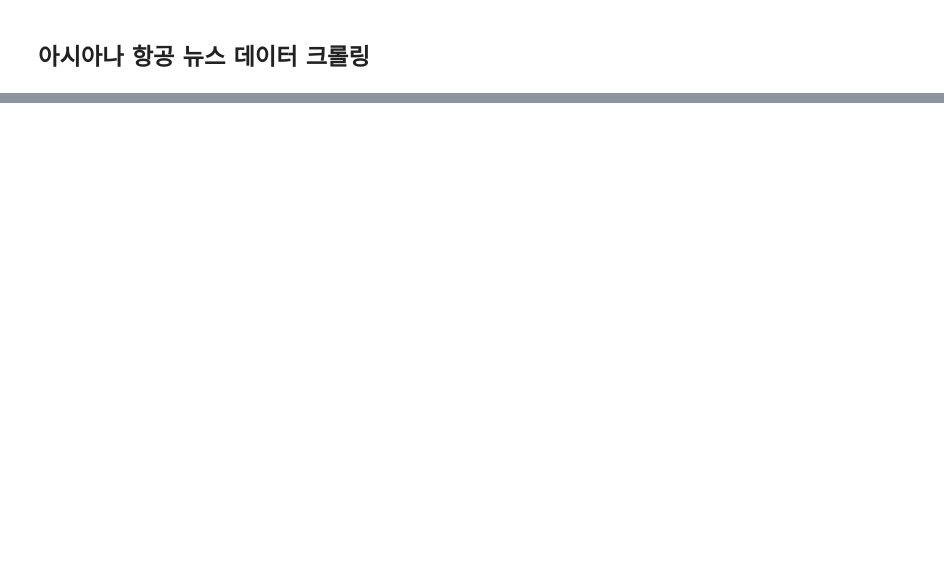
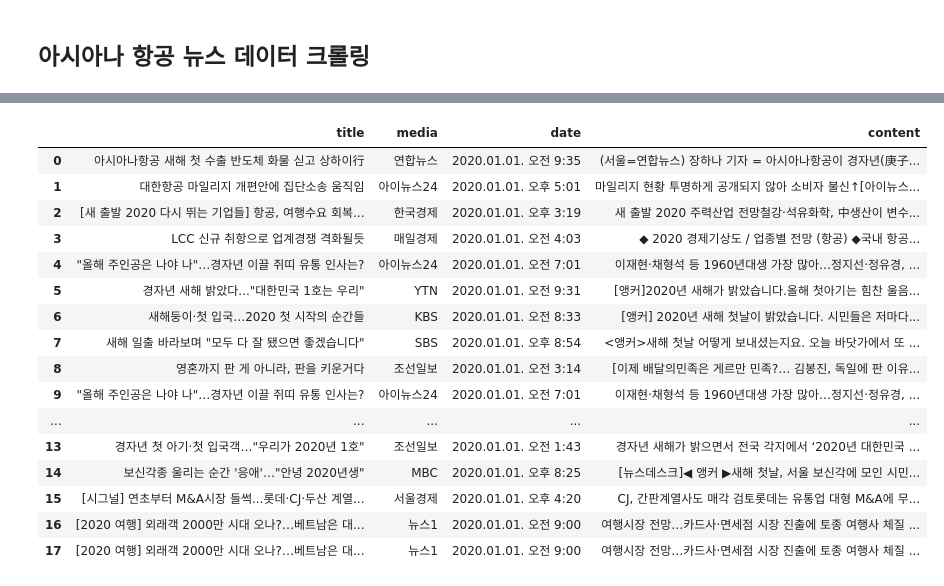
Before and after one commit to Jeong-So/06.08-07.02_Digital-Finance-Developer-Course-Using-AI, a Jupyter notebook: (20220618)아시아나항공_뉴스_크롤링.ipynb, the cells around one changed output, grey strips where cells are left out. Saved outputs shown, nothing was run; the diff lists cells and outputs as text; code cells hidden in the pictures; blank space fills up the shorter version.

```diff
--- a/(20220618)아시아나항공_뉴스_크롤링.ipynb
+++ b/(20220618)아시아나항공_뉴스_크롤링.ipynb
@@ -22,7 +23,7 @@ content = soup.select_one('div #dic_area').text.replace("\n",'')
 new_com = soup.select_one('img').attrs["title"]
 date = soup.select_one('span.media_end_head_info_datestamp_time._ARTICLE_DATE_TIME').text
 # %%
-# 실습 1 완성
+# 실습 1 완성 by. jeong
 
 # 입력 : url
 # 출력 : 제목, 원문, 매체, 날짜
@@ -41,9 +42,9 @@ def news_crawling(url, headers):
   content = soup.select_one('div #dic_area').text.replace("\n",'').replace('\t','')
   new_com = soup.select_one('img').attrs["title"]
   date = soup.select_one('span.media_end_head_info_datestamp_time._ARTICLE_DATE_TIME').text
-  print(title +"\n" + content+"\n" +new_com+"\n" +date)
+  # print(title +"\n" + content+"\n" +new_com+"\n" +date)
 
-  # return(title, new_com, date, content)
+  return(title, new_com, date, content)
 
 
 url = 'https://n.news.naver.com/mnews/article/001/0011711502?sid=101'
@@ -197,3 +236,76 @@ while 1:
+# %%
+# 실습 3  by. jeong
+# step 1 : url 변경가능하게 + 1page
+# step 2 : page 넘어가면서 크롤링 되게
+
+# 입력 : 키워드, 조회시작일자, 조회종료일자
+# 출력 : 뉴스 목록
+# *) 페이지 이동 처리
+# *) 마지막 페이지 인식하여 크롤링 종료
+
+import requests
+import time
+from bs4 import BeautifulSoup
+import pandas as pd
+
+
+
+name = '아시아나항공'
+start_date = '2020.01.01'
+end_date = '2020.01.01'
+start_date2 = start_date.replace('.','')
+end_date2 = end_date.replace('.','')
+page = 1
+news_lst = []
+
+while 1:
+  url = f'https://search.naver.com/search.naver?where=news&sm=tab_pge&query={name}&sort=0&photo=0&field=0&pd=3&ds={start_date}&de={end_date}&cluster_rank=24&mynews=0&office_type=0&office_section_code=0&news_office_checked=&nso=so:r,p:from{start_date2}to{end_date2},a:all&start={page}'
+
+  headers = {'user-agent': 'Mozilla/5.0 (Windows NT 10.0; Win64; x64) AppleWebKit/537.36 (KHTML, like Gecko) Chrome/102.0.0.0 Safari/537.36'}
+  response = requests.get(url, headers = headers)
+  soup = BeautifulSoup(response.text, 'html.parser')
+
+  page += 10
+
+  # type 1
+  for result in soup.select('div.news_area'):
+    try:
+      url_child = result.select("div.info_group a")[1].attrs['href']
+      # print(url_child)
+      # news_crawling(url, headers)
+      news_lst.append(news_crawling(url_child, headers))
+    except:
+      pass
+
+  # for a in news_lst:
+  #   print(a)
+
+  # attrs['href']가 있다 없다론 판별 못함 없으면 오류 뜸
+  # print(soup.select_one('a.btn_next').attrs['aria-disabled'])
+  # print(soup.select_one('a.btn_next').attrs['href'])
+  if soup.select_one('a.btn_next').attrs['aria-disabled'] == 'true':
+    break
+
+df = pd.DataFrame(news_lst, columns=("title", "media", "date", "content"))
+df
+# %% [output]
+|  | title | media | date | content |
+| 0 | 아시아나항공 새해 첫 수출 반도체 화물 싣고 상하이行 | 연합뉴스 | 2020.01.01. 오전 9:35 | (서울=연합뉴스) 장하나 기자 = 아시아나항공이 경자년(庚子... |
+| 1 | 대한항공 마일리지 개편안에 집단소송 움직임 | 아이뉴스24 | 2020.01.01. 오후 5:01 | 마일리지 현황 투명하게 공개되지 않아 소비자 불신↑[아이뉴스... |
+| 2 | [새 출발 2020 다시 뛰는 기업들] 항공, 여행수요 회복... | 한국경제 | 2020.01.01. 오후 3:19 | 새 출발 2020 주력산업 전망철강·석유화학, 中생산이 변수... |
+| 3 | LCC 신규 취항으로 업계경쟁 격화될듯 | 매일경제 | 2020.01.01. 오전 4:03 | ◆ 2020 경제기상도 / 업종별 전망 (항공) ◆국내 항공... |
+| 4 | "올해 주인공은 나야 나"…경자년 이끌 쥐띠 유통 인사는? | 아이뉴스24 | 2020.01.01. 오전 7:01 | 이재현·채형석 등 1960년대생 가장 많아…정지선·정유경, ... |
+| 5 | 경자년 새해 밝았다..."대한민국 1호는 우리" | YTN | 2020.01.01. 오전 9:31 | [앵커]2020년 새해가 밝았습니다.올해 첫아기는 힘찬 울음... |
+| 6 | 새해둥이·첫 입국…2020 첫 시작의 순간들 | KBS | 2020.01.01. 오전 8:33 | [앵커] 2020년 새해 첫날이 밝았습니다. 시민들은 저마다... |
+| 7 | 새해 일출 바라보며 "모두 다 잘 됐으면 좋겠습니다" | SBS | 2020.01.01. 오후 8:54 | <앵커>새해 첫날 어떻게 보내셨는지요. 오늘 바닷가에서 또 ... |
+| 8 | 영혼까지 판 게 아니라, 판을 키운거다 | 조선일보 | 2020.01.01. 오전 3:14 | [이제 배달의민족은 게르만 민족?… 김봉진, 독일에 판 이유... |
+| 9 | "올해 주인공은 나야 나"…경자년 이끌 쥐띠 유통 인사는? | 아이뉴스24 | 2020.01.01. 오전 7:01 | 이재현·채형석 등 1960년대생 가장 많아…정지선·정유경, ... |
+| ... | ... | ... | ... | ... |
+| 13 | 경자년 첫 아기·첫 입국객…"우리가 2020년 1호" | 조선일보 | 2020.01.01. 오전 1:43 | 경자년 새해가 밝으면서 전국 각지에서 ‘2020년 대한민국 ... |
+| 14 | 보신각종 울리는 순간 '응애'…"안녕 2020년생" | MBC | 2020.01.01. 오후 8:25 | [뉴스데스크]◀ 앵커 ▶새해 첫날, 서울 보신각에 모인 시민... |
+| 15 | [시그널] 연초부터 M&A시장 들썩...롯데·CJ·두산 계열... | 서울경제 | 2020.01.01. 오후 4:20 | CJ, 간판계열사도 매각 검토롯데는 유통업 대형 M&A에 무... |
+| 16 | [2020 여행] 외래객 2000만 시대 오나?…베트남은 대... | 뉴스1 | 2020.01.01. 오전 9:00 | 여행시장 전망…카드사·면세점 시장 진출에 토종 여행사 체질 ... |
+| 17 | [2020 여행] 외래객 2000만 시대 오나?…베트남은 대... | 뉴스1 | 2020.01.01. 오전 9:00 | 여행시장 전망…카드사·면세점 시장 진출에 토종 여행사 체질 ... |
 # %%
 # 실습 3 모범답안
 
```
Also changed, not shown: parts of 8 cells of this notebook.
